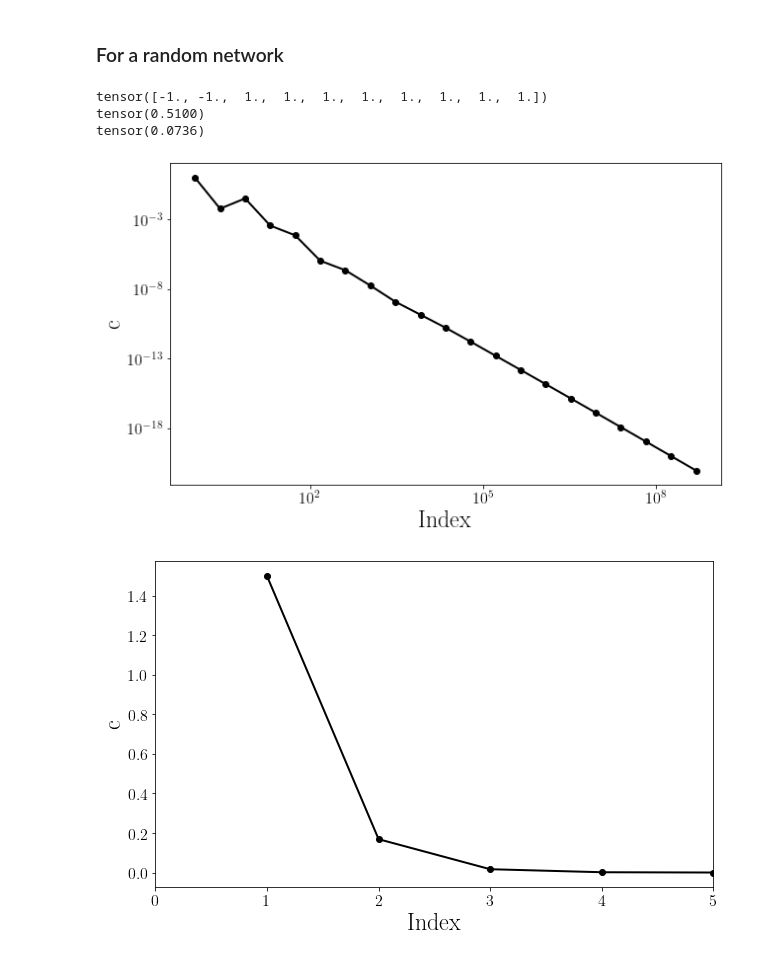
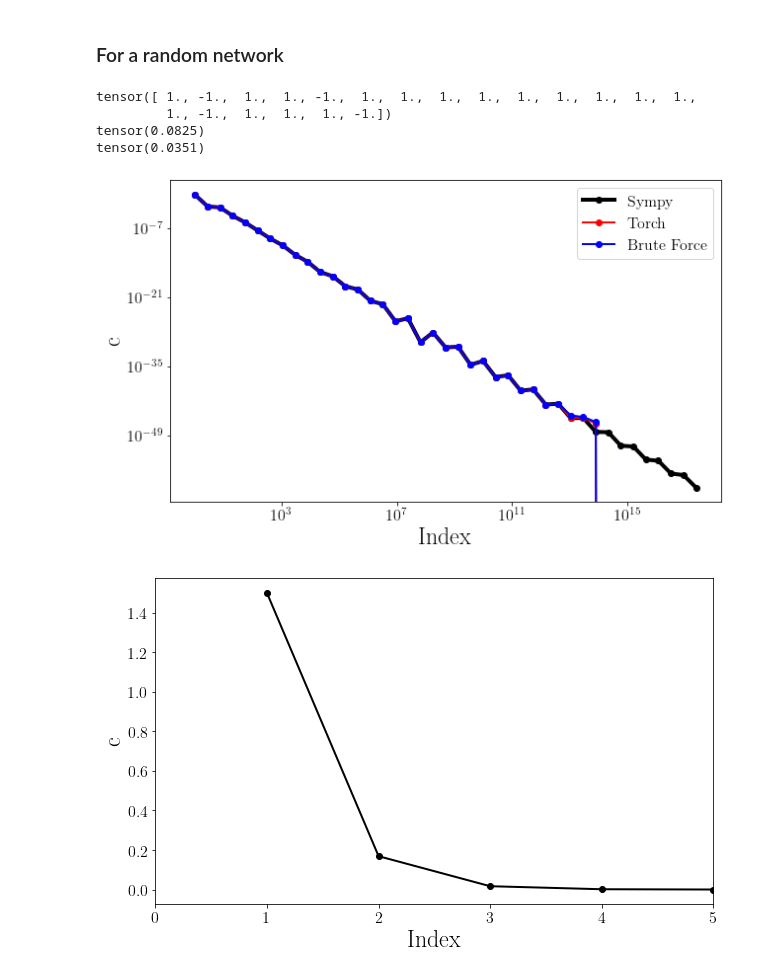
Before and after one commit to martiniani-lab/spectre, a Jupyter notebook: examples/recursive_g.ipynb, the cells around one changed output. Drawn from its saved outputs; the diff is of its cells as text; code cells hidden in the pictures.

Commit message:
added brute for and torch solution

```diff
--- a/examples/recursive_g.ipynb
+++ b/examples/recursive_g.ipynb
@@ -69,9 +69,9 @@ def create_neural_network(N, excitatory_percent, p, g_e, g_i):
     return G, neuron_types
 
 
-N = 10  # Total number of neurons
+N = 20  # Total number of neurons
 excitatory_percent = 0.8  # 80% excitatory neurons
-p = 0.5  # Probability of connection
+p = 0.1  # Probability of connection
 g_e = 0.015  # Excitatory synaptic strength
 g_i = -0.075  # Inhibitory synaptic strength
 
@@ -86,9 +86,10 @@ print(neuron_types)
 print(torch.count_nonzero(G) / (N**2))
 print(torch.max(torch.abs(torch.linalg.eigvals(G))))
 # %% [output]
-tensor([-1., -1.,  1.,  1.,  1.,  1.,  1.,  1.,  1.,  1.])
-tensor(0.5100)
-tensor(0.0736)
+tensor([ 1., -1.,  1.,  1., -1.,  1.,  1.,  1.,  1.,  1.,  1.,  1.,  1.,  1.,
+         1., -1.,  1.,  1.,  1., -1.])
+tensor(0.0825)
+tensor(0.0351)
 # %%
 n_max = 2 * N + 1
 # n_max = 20
@@ -104,28 +105,56 @@ for idx, mat in enumerate(S):
 
 # convert c to numpy array
 c = np.array(c)
+# %%
+# for torch
+recursive_sol_torch = recursive_g_torch(G=G, Y=Y, n_max=n_max)
+S_torch = recursive_sol_torch.S
+
+c_torch = [0] * n_max
+
+for idx, mat in enumerate(S_torch):
+    c_torch[idx] = torch.sum(mat).item() / (N * N)
+    # c_torch[idx] = c_torch[idx] / (idx + 1)
+
+# convert c to numpy array
+c_torch = np.array(c_torch)
+# %%
+# brute force
+c_brute = [0] * n_max
+
+for i in range(n_max):
+    mat = 0
+    for j in range(i+1):
+        mat += torch.linalg.matrix_power(G, i-j) @ Y @ torch.linalg.matrix_power(G.T, j)
+    c_brute[i] = torch.sum(mat).item() / (N * N)
+    # c_brute[i] = c_brute[i] / (i + 1)
+
+c_brute = np.array(c_brute)
 # %%
 from matplotlib.ticker import MaxNLocator, LogLocator
 
 plt.figure(figsize=(10, 6))
 x = np.exp(np.arange(n_max))
-plt.plot(x, abs(c), 'o-', color='k', linewidth=2)
+plt.plot(x, abs(c), 'o-', color='k', linewidth=4, label='Sympy')
+plt.plot(x, abs(c_torch), 'o-', color='r', linewidth=2, label='Torch')
+plt.plot(x, abs(c_brute), 'o-', color='b', linewidth=2, label='Brute Force')
 plt.xscale('log')
 plt.yscale('log')
 plt.xlabel('Index', fontsize=24)
 plt.ylabel('c', fontsize=24)
+plt.legend(fontsize=16)
 
 # Adjusting tick parameters
 plt.xticks(fontsize=16)
 plt.yticks(fontsize=16)
 
 # Customizing the number of ticks for logarithmic scale
 plt.gca().xaxis.set_major_locator(LogLocator(base=10.0, numticks=5))
 plt.gca().yaxis.set_major_locator(LogLocator(base=10.0, numticks=5))
 
 plt.show()
 # %% [output]
-[figure, old version]
+[figure, new version]
 # %%
 # plot lin lin
 plt.figure(figsize=(10, 6))
```
Also changed, not shown: parts of 1 cell of this notebook.
